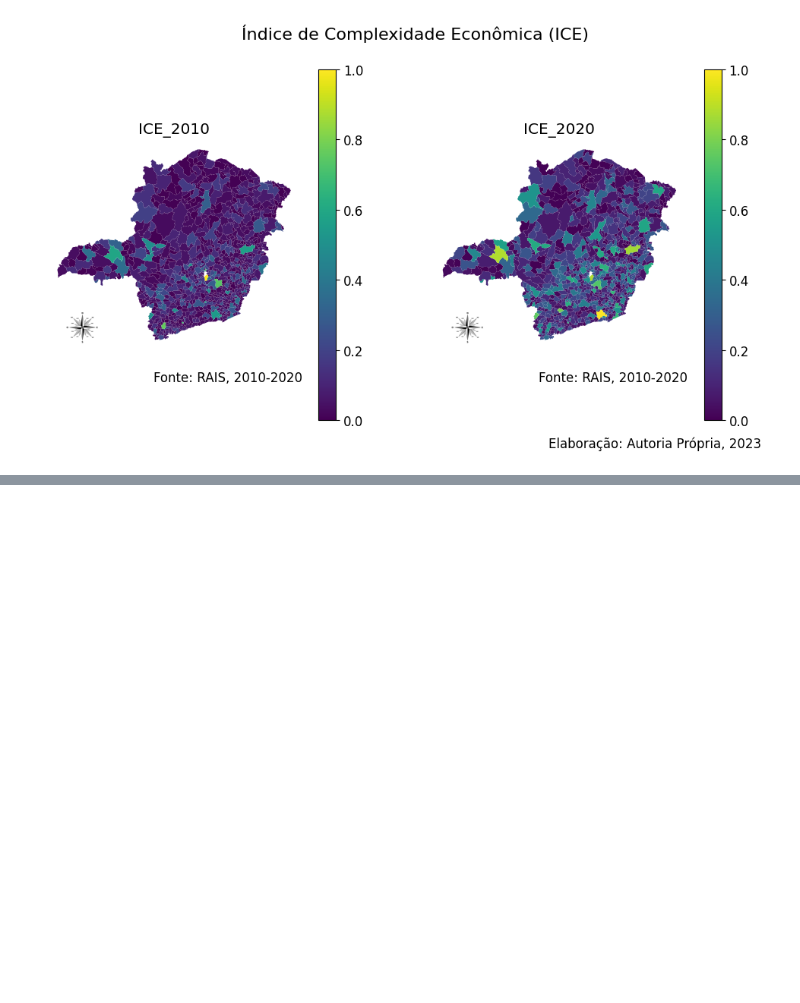
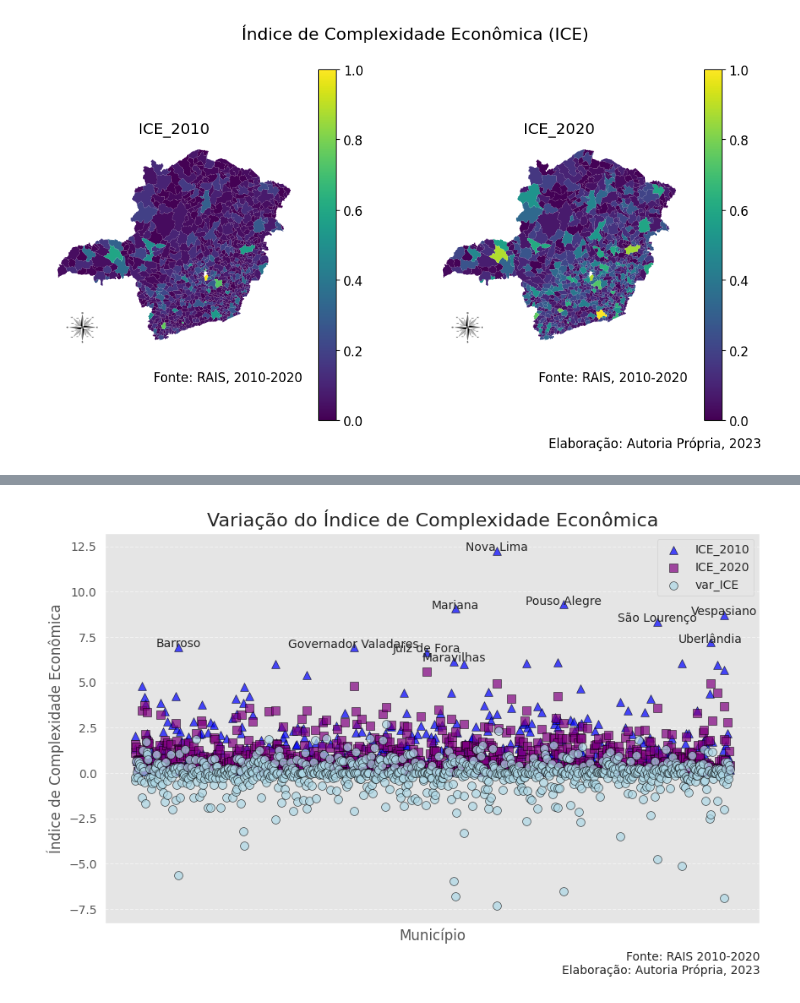
Before and after one commit to Leonardo-Dias-Up/Colab, a Jupyter notebook: DataViva_Atividade.ipynb, the cells around one changed output, grey strips where cells are left out. Drawn from its saved outputs; the diff is of its cells as text; code cells hidden in the pictures; blank space fills up the shorter version.

```diff
--- a/DataViva_Atividade.ipynb
+++ b/DataViva_Atividade.ipynb
@@ -753,3 +759,7 @@ fig.text(0.91, 0.05, 'Elaboração: Autoria Própria, 2023', fontsize=12, ha='ri
 plt.show()
 # %% [output]
 [figure]
+# %%
+# Variação entre o ICE 2020 e 2010
+ice['var_ICE'] = ice['ICE_2020'] - ice['ICE_2010']
+ice.head()
@@ -755,0 +773,48 @@ plt.show()
+# %%
+import matplotlib.pyplot as plt
+
+# Definir os dados para o gráfico
+x = ice['NM_MUN']
+y1 = ice['ICE_2010']
+y2 = ice['ICE_2020']
+y3 = ice['var_ICE']
+
+# Ajustar o tamanho da figura
+plt.figure(figsize=(10, 6))
+
+# Plotar todas as cidades
+plt.scatter(x, y1, label='ICE_2010', color='blue', marker='^', edgecolors='black', alpha=0.7, s=50)
+plt.scatter(x, y2, label='ICE_2020', color='purple', marker='s', edgecolors='black', alpha=0.7, s=50)
+plt.scatter(x, y3, label='var_ICE', color='lightblue', marker='o', edgecolors='black', alpha=0.7, s=50)
+
+# Obter os índices das 15 maiores cidades em relação ao ICE
+top_20_indices = y1.nlargest(10).index
+
+# Adicionar os nomes das cidades apenas para os pontos correspondentes às 20 maiores
+for i in top_20_indices:
+    plt.annotate(x[i], (x[i], y1[i]), fontsize=10, ha='center')
+
+# Definir os rótulos dos eixos e o título do gráfico
+plt.xlabel('Município', fontsize=12)
+plt.ylabel('Índice de Complexidade Econômica', fontsize=12)
+plt.title('Variação do Índice de Complexidade Econômica', fontsize=16)
+
+# Remover a legenda do eixo x
+plt.xticks([], [])
+
+# Adicionar uma legenda
+plt.legend()
+
+# Adicionar uma grade de fundo
+plt.grid(True, linestyle='--', alpha=0.5)
+
+# Ajustar a posição dos rótulos dos eixos
+plt.xticks(rotation=90)
+
+plt.text(0.90, 0.01, 'Fonte: RAIS 2010-2020\nElaboração: Autoria Própria, 2023',
+         transform=plt.gcf().transFigure, fontsize=10, ha='right')
+
+# Exibir o gráfico
+plt.show()
+# %% [output]
+[figure, added]
```
Also changed, not shown: parts of 2 cells of this notebook.
